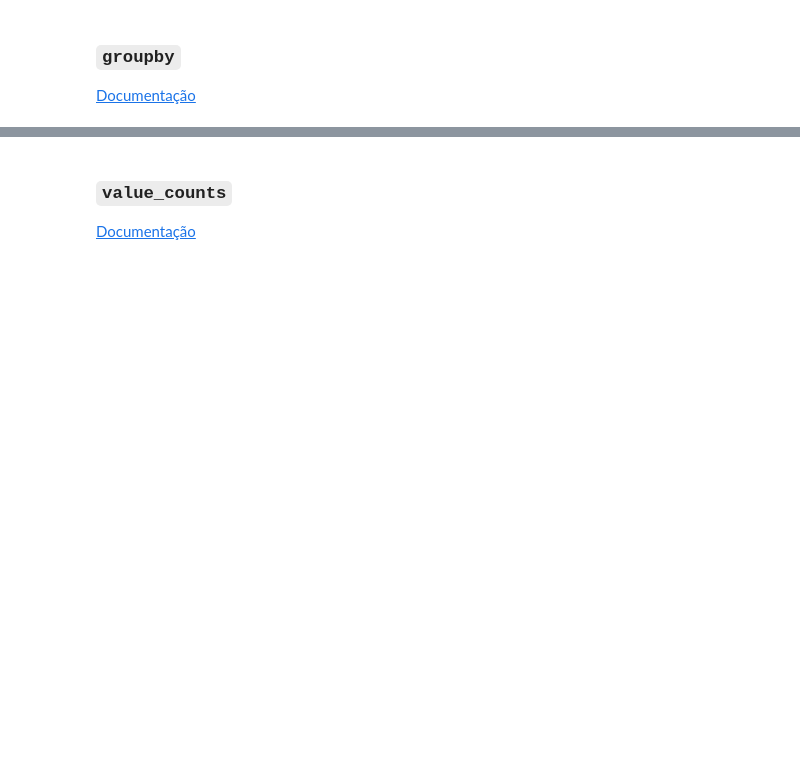
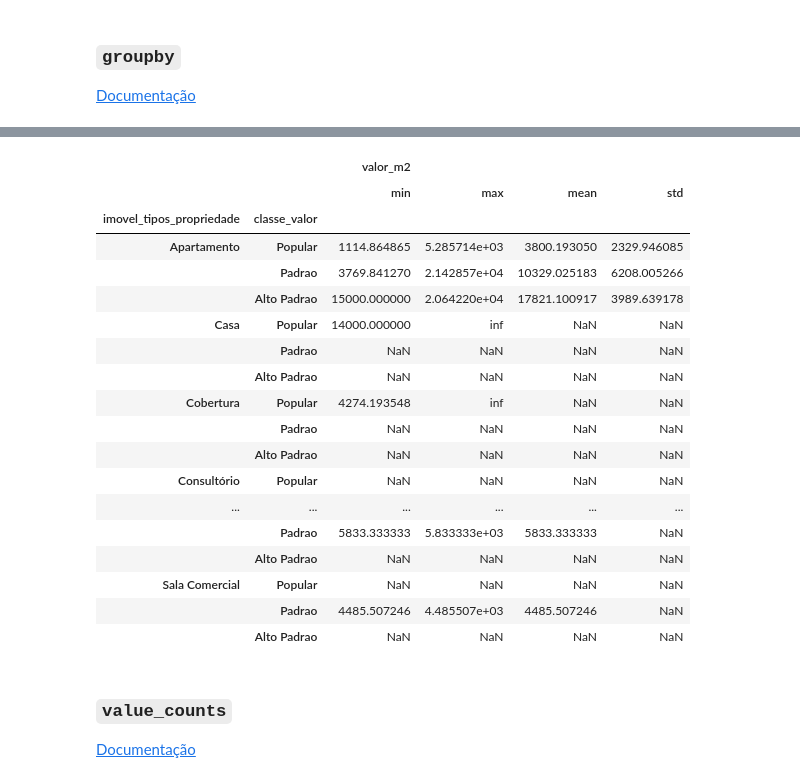
Before and after one commit to Ericles-Miller/handling-data, a Jupyter notebook: Projeto.ipynb, the cells around one changed output, grey strips where cells are left out. Saved outputs shown, nothing was run; the diff lists cells and outputs as text; code cells hidden in the pictures; blank space fills up the shorter version.

```diff
--- a/Projeto.ipynb
+++ b/Projeto.ipynb
@@ -869,0 +1208,2 @@ tipo_uso = {
+# %%
+agrupamento = data_new[['imovel_tipos_propriedade','classe_valor','valor_m2']].groupby(by=['imovel_tipos_propriedade','classe_valor'])
@@ -870,3 +1231,25 @@ tipo_uso = {
+# %%
+agrupamento.agg(func=['min', 'max','mean','std'])
+# %% [output]
+|  |  | valor_m2 |  |  |  |
+|  |  | min | max | mean | std |
+| imovel_tipos_propriedade | classe_valor |  |  |  |  |
+| Apartamento | Popular | 1114.864865 | 5.285714e+03 | 3800.193050 | 2329.946085 |
+|  | Padrao | 3769.841270 | 2.142857e+04 | 10329.025183 | 6208.005266 |
+|  | Alto Padrao | 15000.000000 | 2.064220e+04 | 17821.100917 | 3989.639178 |
+| Casa | Popular | 14000.000000 | inf | NaN | NaN |
+|  | Padrao | NaN | NaN | NaN | NaN |
+|  | Alto Padrao | NaN | NaN | NaN | NaN |
+| Cobertura | Popular | 4274.193548 | inf | NaN | NaN |
+|  | Padrao | NaN | NaN | NaN | NaN |
+|  | Alto Padrao | NaN | NaN | NaN | NaN |
+| Consultório | Popular | NaN | NaN | NaN | NaN |
+| ... | ... | ... | ... | ... | ... |
+|  | Padrao | 5833.333333 | 5.833333e+03 | 5833.333333 | NaN |
+|  | Alto Padrao | NaN | NaN | NaN | NaN |
+| Sala Comercial | Popular | NaN | NaN | NaN | NaN |
+|  | Padrao | 4485.507246 | 4.485507e+03 | 4485.507246 | NaN |
+|  | Alto Padrao | NaN | NaN | NaN | NaN |
 # %% [markdown]
 ### `value_counts`
 
```
Also changed, not shown: parts of 66 cells of this notebook, 1 other file.
